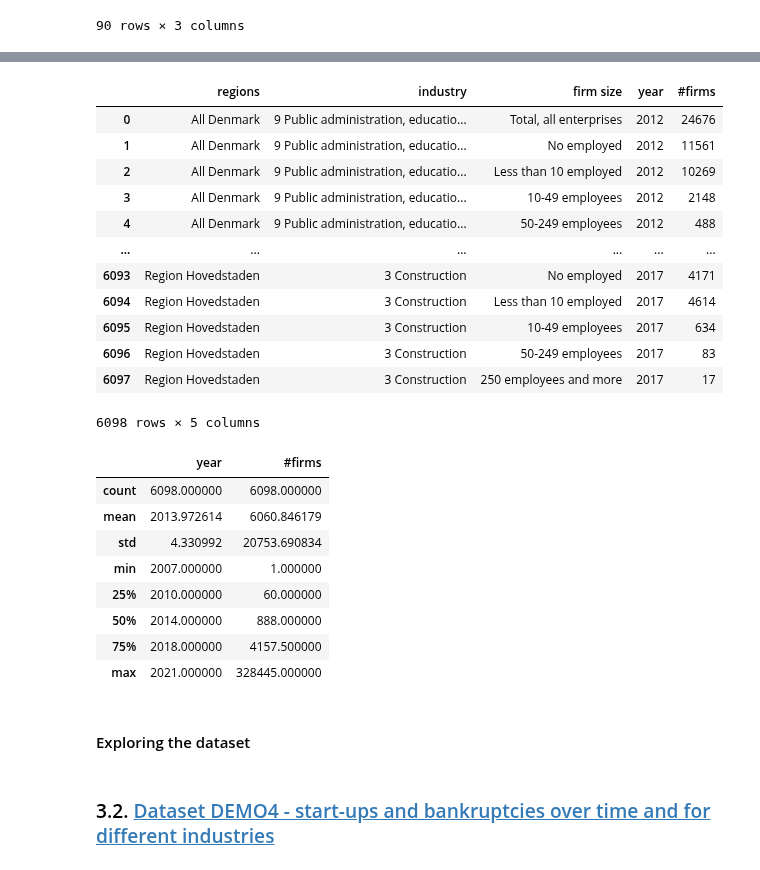
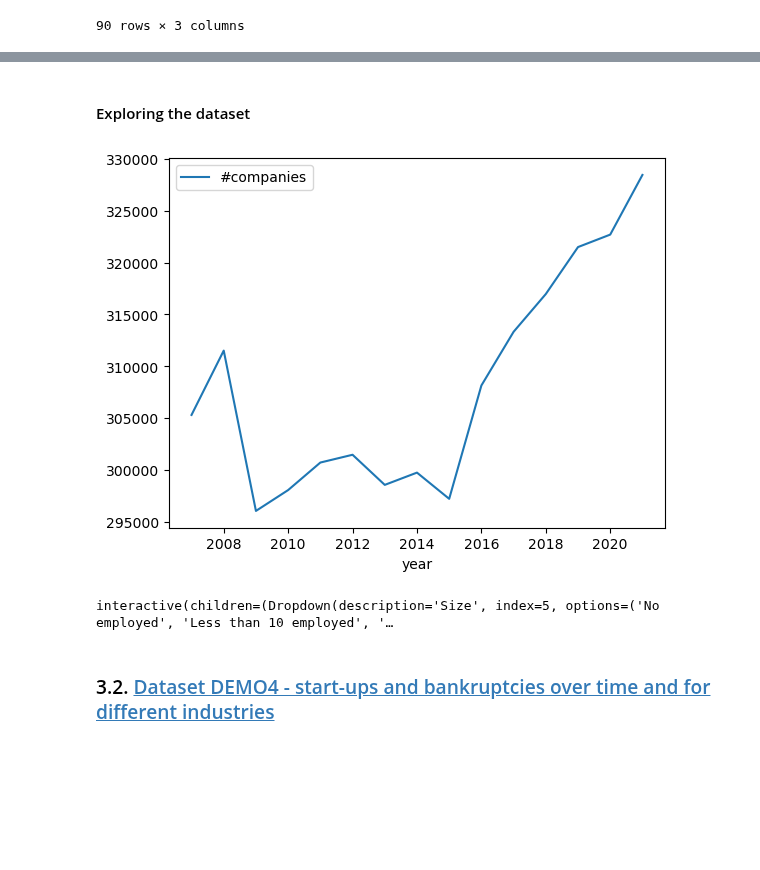
Before and after one commit to NumEconCopenhagen/projects-2024-emil-og-simon, a Jupyter notebook: dataproject/dataproject.ipynb, the cells around one changed output, grey strips where cells are left out. Saved outputs shown, nothing was run; the diff lists cells and outputs as text; code cells hidden in the pictures; blank space fills up the shorter version.

Commit message:
Widget plot

```diff
--- a/dataproject/dataproject.ipynb
+++ b/dataproject/dataproject.ipynb
@@ -208,9 +210,3 @@ gf02_size_wide.describe()
 | 50% | 66242.500000 | 69426.500000 | 67695.500000 | 67800.500000 | 68056.500000 | 68195.000000 | 70596.00000 | 78178.000000 | 76282.500000 | 80352.50000 | 81558.000000 | ... |
 | 75% | 154007.500000 | 155471.250000 | 146481.250000 | 148334.250000 | 149985.500000 | 150396.750000 | 145860.25000 | 139181.500000 | 139033.750000 | 142990.25000 | 145461.250000 | ... |
 | max | 305319.000000 | 311518.000000 | 296072.000000 | 298081.000000 | 300733.000000 | 301483.000000 | 298581.00000 | 299763.000000 | 297238.000000 | 308157.00000 | 313331.000000 | ... |
-# %%
-# Data frame with roskilde
-gf02_size = empl_long.loc[empl_long['municipality'] == 'Tårnby', :]
-
-# Plot the content of the data frame
-empl_roskilde.plot(x='year',y='empl',legend=False);
@@ -241,39 +221,15 @@ empl_roskilde.plot(x='year',y='empl',legend=False);
 # %%
-gf02_reduce = gf02_all.loc[I == True] # drop everything else
-gf02_reduce.reset_index(inplace = True, drop = True) # Drop old index too. If the drop is not used, python will create another dataset with the old index.
-gf02_reduce.iloc[0:153,:]
-gf02_reduce
+#gf02_reduce = gf02_all.loc[I == True] # drop everything else
+#gf02_reduce.reset_index(inplace = True, drop = True) # Drop old index too. If the drop is not used, python will create another dataset with the old index.
+#gf02_reduce.iloc[0:153,:]
+#gf02_reduce
-# %% [output]
-|  | regions | industry | firm size | year | #firms |
-| 0 | All Denmark | 9 Public administration, educatio... | Total, all enterprises | 2012 | 24676 |
-| 1 | All Denmark | 9 Public administration, educatio... | No employed | 2012 | 11561 |
-| 2 | All Denmark | 9 Public administration, educatio... | Less than 10 employed | 2012 | 10269 |
-| 3 | All Denmark | 9 Public administration, educatio... | 10-49 employees | 2012 | 2148 |
-| 4 | All Denmark | 9 Public administration, educatio... | 50-249 employees | 2012 | 488 |
-| ... | ... | ... | ... | ... | ... |
-| 6093 | Region Hovedstaden | 3 Construction | No employed | 2017 | 4171 |
-| 6094 | Region Hovedstaden | 3 Construction | Less than 10 employed | 2017 | 4614 |
-| 6095 | Region Hovedstaden | 3 Construction | 10-49 employees | 2017 | 634 |
-| 6096 | Region Hovedstaden | 3 Construction | 50-249 employees | 2017 | 83 |
-| 6097 | Region Hovedstaden | 3 Construction | 250 employees and more | 2017 | 17 |
-6098 rows × 5 columns
-# %%
-gf02_reduce.describe()
-# %% [output]
-|  | year | #firms |
-| count | 6098.000000 | 6098.000000 |
-| mean | 2013.972614 | 6060.846179 |
-| std | 4.330992 | 20753.690834 |
-| min | 2007.000000 | 1.000000 |
-| 25% | 2010.000000 | 60.000000 |
-| 50% | 2014.000000 | 888.000000 |
-| 75% | 2018.000000 | 4157.500000 |
-| max | 2021.000000 | 328445.000000 |
 # %% [markdown]
 #### Exploring the dataset
 # %%
-# Data frame
-test1 = gf02_size_wide.loc[gf02_size_wide['regions'] == 'Total, all enterprises']
+# Data frame with roskilde
+gf02_size_plot1 = gf02_size.loc[gf02_size['size'] == 'Total, all enterprises', :]
 
 # Plot the content of the data frame
-test1.plot(x='year',y='#companies',legend=False);
+gf02_size_plot1.plot(x='year',y='#companies',legend="total companies in Denmark");
+# %% [output]
+[figure, added]
@@ -280,3 +240,12 @@ test1.plot(x='year',y='#companies',legend=False);
+# %%
+widgets.interact(plot_gf02_size,
+    df = widgets.fixed(gf02_size),
+    size = widgets.Dropdown(description='Size',
+                            options=gf02_size['size'].unique(),
+                            value='Total, all enterprises')
+);
+# %% [output]
+interactive(children=(Dropdown(description='Size', index=5, options=('No employed', 'Less than 10 employed', '…
 # %% [markdown]
 ### 3.2. <a id='toc3_2_'></a>[Dataset DEMO4 - start-ups and bankruptcies over time and for different industries](#toc0_)
 # %% [markdown]
```
Also changed, not shown: parts of 17 cells of this notebook.
